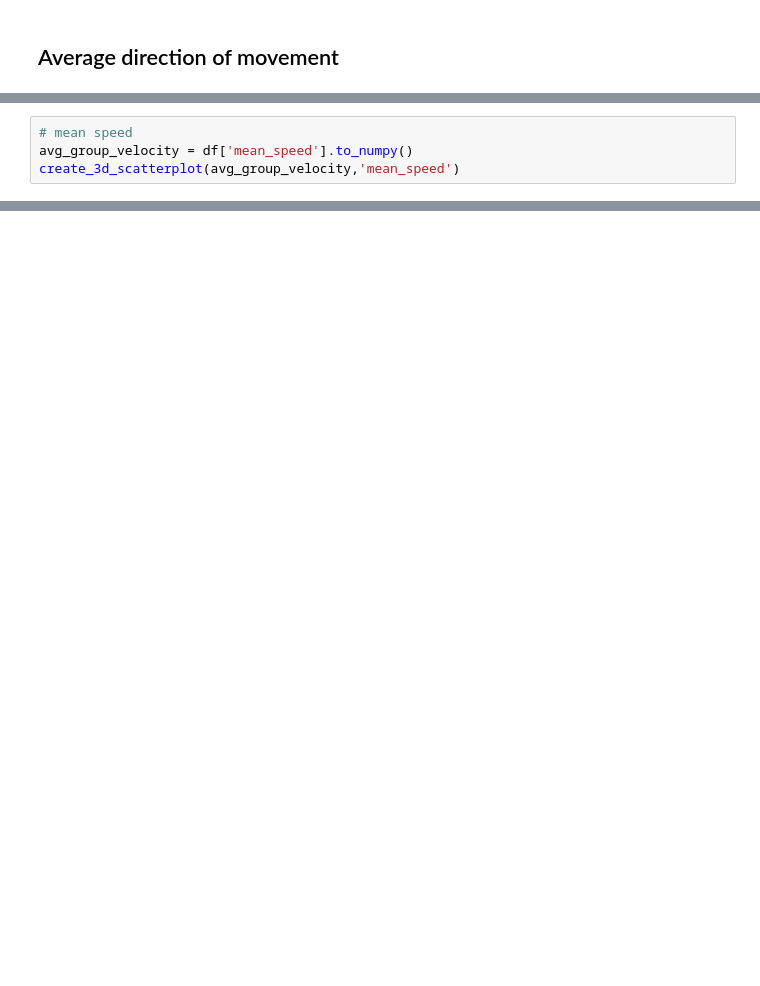
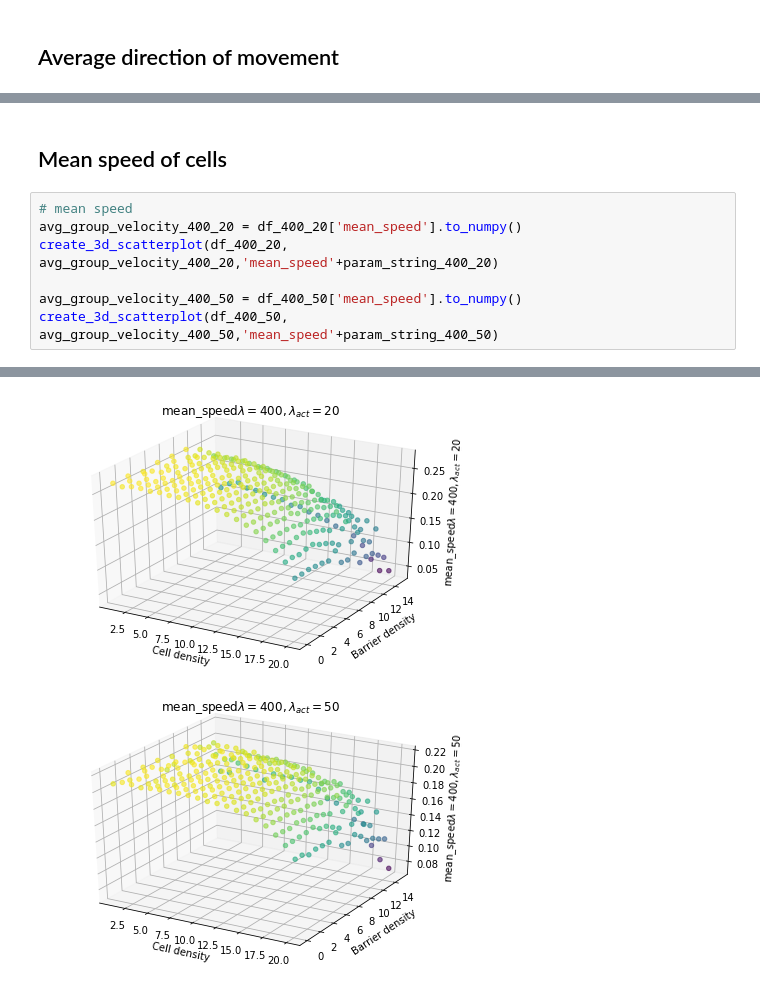
Before and after one commit to DavidLeeftink/NaturalComputing2021, a Jupyter notebook: Assignment_4/js/sim_results/results_analysis.ipynb, the cells around one changed output, grey strips where cells are left out. Cells and saved outputs as stored; diff of their text form; blank space fills up the shorter version.

```diff
--- a/Assignment_4/js/sim_results/results_analysis.ipynb
+++ b/Assignment_4/js/sim_results/results_analysis.ipynb
@@ -62,5 +94,10 @@ create_3d_scatterplot(avg_group_velocity,'Average group velocity')
+# %% [markdown]
+## Mean speed of cells
 # %%
 # mean speed
-avg_group_velocity = df['mean_speed'].to_numpy()
-create_3d_scatterplot(avg_group_velocity,'mean_speed')
+avg_group_velocity_400_20 = df_400_20['mean_speed'].to_numpy()
+create_3d_scatterplot(df_400_20, avg_group_velocity_400_20,'mean_speed'+param_string_400_20)
+
+avg_group_velocity_400_50 = df_400_50['mean_speed'].to_numpy()
+create_3d_scatterplot(df_400_50, avg_group_velocity_400_50,'mean_speed'+param_string_400_50)
 # %% [output]
@@ -69,2 +104,4 @@ create_3d_scatterplot(avg_group_velocity,'mean_speed')
+[figure, added]
+[figure, added]
 # %%
 ## dont look below!
```
Also changed, not shown: parts of 11 cells of this notebook.
